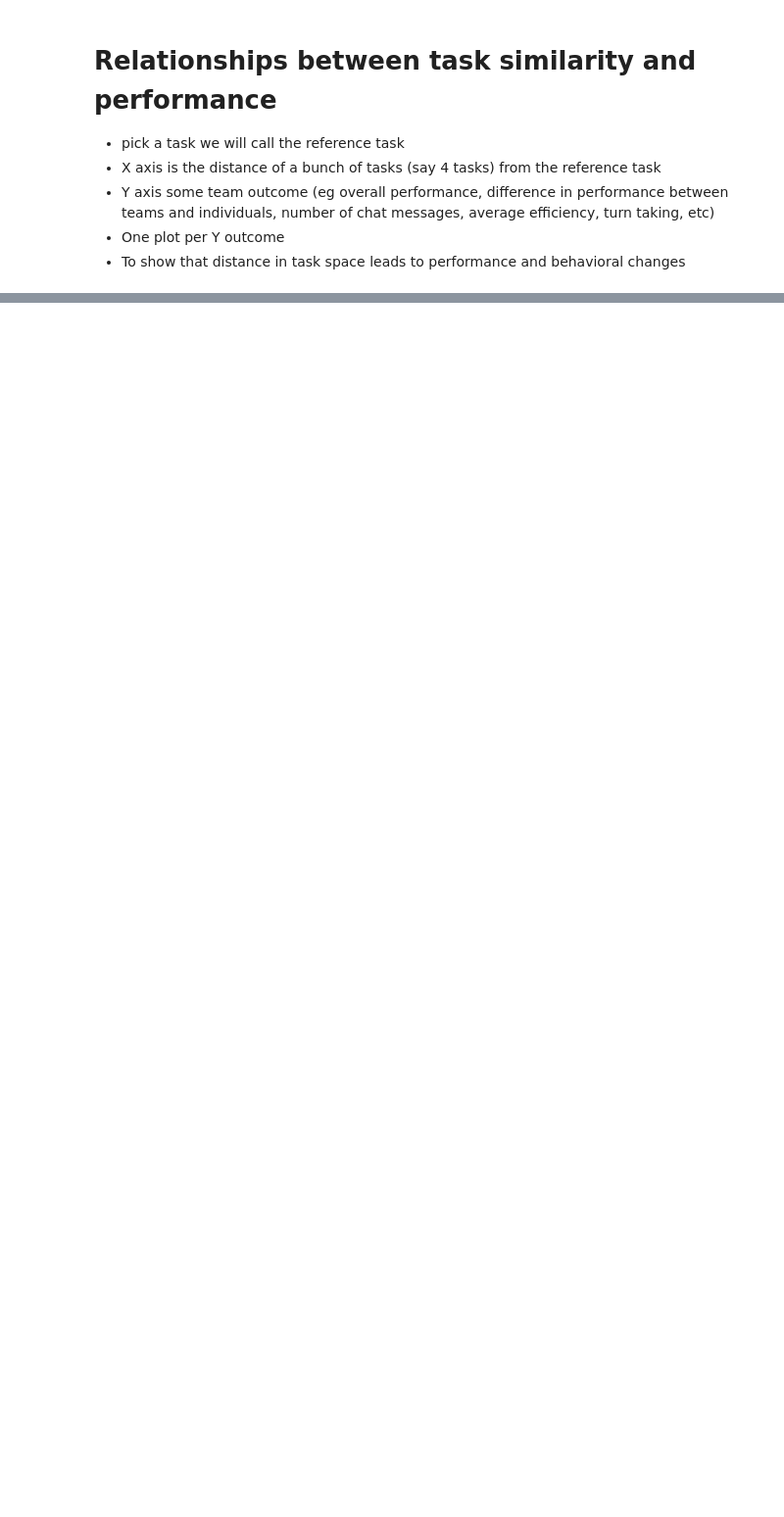
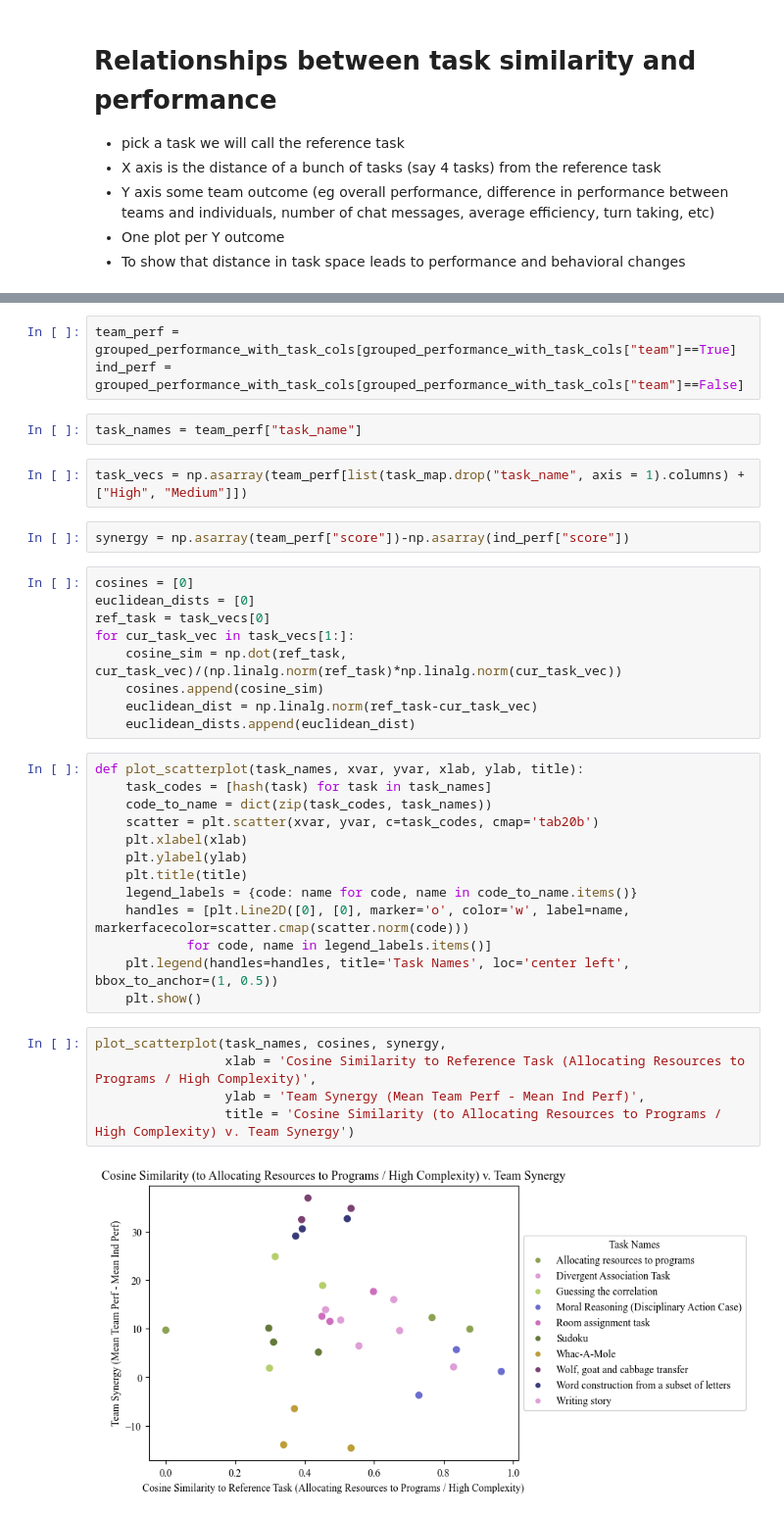
Before and after one commit to xehu/tpm-horse-race-modeling, a Jupyter notebook: viz/viz.ipynb, the cells around one changed output, grey strips where cells are left out. Shown: that part at 98% size. Saved outputs shown, nothing was run; the diff lists cells and outputs as text; blank space fills up the shorter version.

```diff
--- a/viz/viz.ipynb
+++ b/viz/viz.ipynb
@@ -394,0 +420,38 @@ full_multi_task_data
+# %%
+team_perf = grouped_performance_with_task_cols[grouped_performance_with_task_cols["team"]==True]
+ind_perf = grouped_performance_with_task_cols[grouped_performance_with_task_cols["team"]==False]
+# %%
+task_names = team_perf["task_name"]
+# %%
+task_vecs = np.asarray(team_perf[list(task_map.drop("task_name", axis = 1).columns) + ["High", "Medium"]])
+# %%
+synergy = np.asarray(team_perf["score"])-np.asarray(ind_perf["score"])
+# %%
+cosines = [0]
+euclidean_dists = [0]
+ref_task = task_vecs[0]
+for cur_task_vec in task_vecs[1:]:
+    cosine_sim = np.dot(ref_task, cur_task_vec)/(np.linalg.norm(ref_task)*np.linalg.norm(cur_task_vec))
+    cosines.append(cosine_sim)
+    euclidean_dist = np.linalg.norm(ref_task-cur_task_vec)
+    euclidean_dists.append(euclidean_dist)
+# %%
+def plot_scatterplot(task_names, xvar, yvar, xlab, ylab, title):
+    task_codes = [hash(task) for task in task_names]
+    code_to_name = dict(zip(task_codes, task_names))
+    scatter = plt.scatter(xvar, yvar, c=task_codes, cmap='tab20b')
+    plt.xlabel(xlab)
+    plt.ylabel(ylab)
+    plt.title(title)
+    legend_labels = {code: name for code, name in code_to_name.items()}
+    handles = [plt.Line2D([0], [0], marker='o', color='w', label=name, markerfacecolor=scatter.cmap(scatter.norm(code)))
+            for code, name in legend_labels.items()]
+    plt.legend(handles=handles, title='Task Names', loc='center left', bbox_to_anchor=(1, 0.5))
+    plt.show()
+# %%
+plot_scatterplot(task_names, cosines, synergy,
+                 xlab = 'Cosine Similarity to Reference Task (Allocating Resources to Programs / High Complexity)',
+                 ylab = 'Team Synergy (Mean Team Perf - Mean Ind Perf)',
+                 title = 'Cosine Similarity (to Allocating Resources to Programs / High Complexity) v. Team Synergy')
+# %% [output]
+[figure, added]
```
Also changed, not shown: parts of 15 cells of this notebook, 3 other files.
